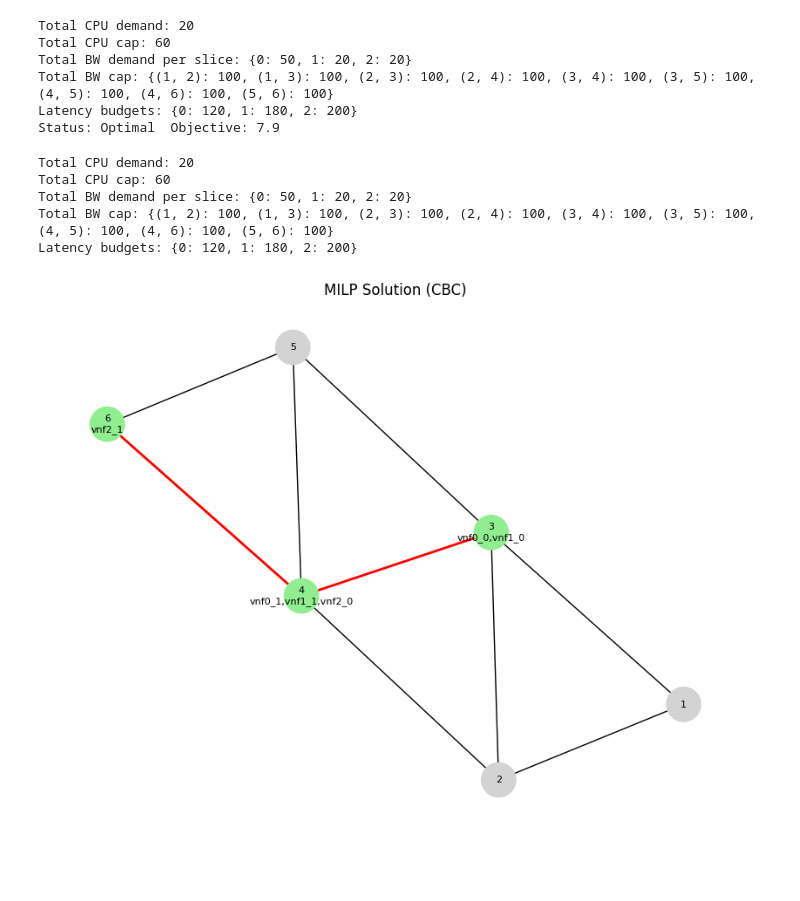
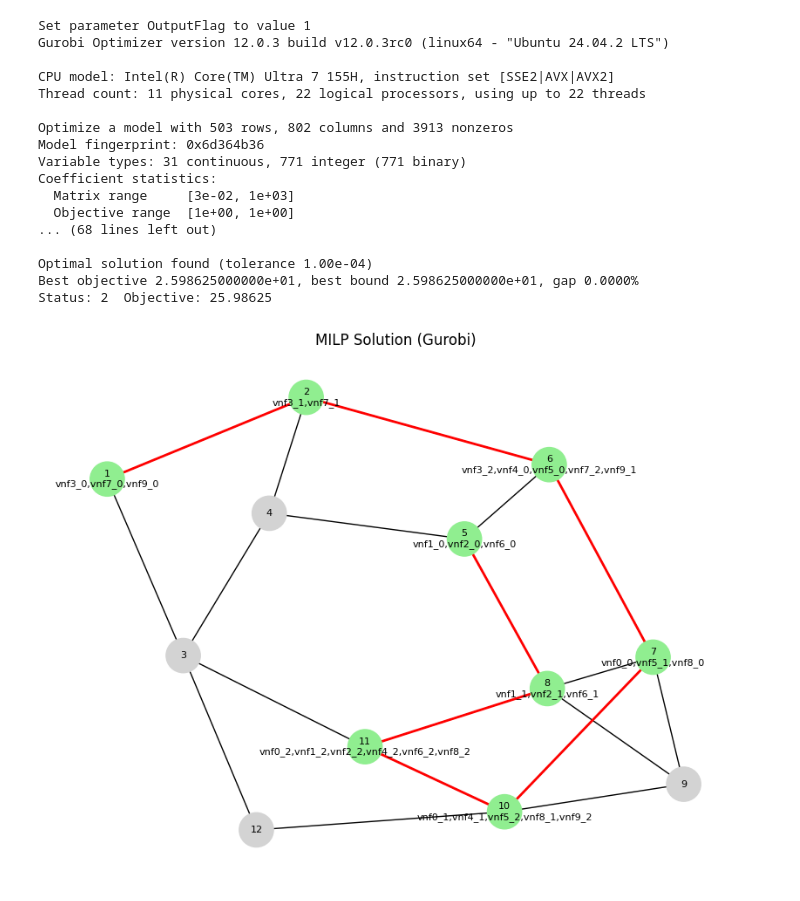
Before and after one commit to ceciliadesousaluzalmeida/5g-slicing-energy-effiiciency, a Jupyter notebook: simulator/milp.ipynb, the cells around one changed output. Drawn from its saved outputs; the diff is of its cells as text; code cells hidden in the pictures; blank space fills up the shorter version.

```diff
--- a/simulator/milp.ipynb
+++ b/simulator/milp.ipynb
@@ -199,41 +217,54 @@ df_bestfit
 # %%
-from milp.solver_pulp import solve_pulp
-from milp.adapter import MILPResultAdapterCBC
+from milp.solver_gurobi import solve_gurobi
+from milp.adapter import MILPResultAdapterGurobi
 
 # monta a instância como antes
 # instance = MILPInstance(G, slices)
 
-res = solve_pulp(instance, msg=False)  # msg=True para ver o log do CBC
+# === Resolve MILP com Gurobi ===
+res = solve_gurobi(instance, msg=True)   # msg=False se quiser ocultar o log
 print("Status:", res.status_str, " Objective:", res.objective)
 
-milp_result = MILPResultAdapterCBC(res, instance)
+# === Adapta para formato compatível com heurísticas ===
+milp_result = MILPResultAdapterGurobi(res, instance)
 
-# integra nas métricas como se fosse mais um método
+# === Integra nas métricas ===
 method_results = {
     "A*": results_astar,
     "ABO": abo_results,
     "FABO": fabo_results,
     "First Fit": ff_results,
     "Best-fit": bestfit_results,
-    "MILP (CBC)": [milp_result],
+    "MILP (Gurobi)": [milp_result],
 }
 
-# agora o teu loop de métricas (compute_energy_*) funciona direto
+# o loop de métricas (compute_energy_*) continua funcionando normalmente
 # %% [output]
-Total CPU demand: 20
-Total CPU cap: 60
-Total BW demand per slice: {0: 50, 1: 20, 2: 20}
-Total BW cap: {(1, 2): 100, (1, 3): 100, (2, 3): 100, (2, 4): 100, (3, 4): 100, (3, 5): 100, (4, 5): 100, (4, 6): 100, (5, 6): 100}
-Latency budgets: {0: 120, 1: 180, 2: 200}
-Status: Optimal  Objective: 7.9
+Set parameter OutputFlag to value 1
+Gurobi Optimizer version 12.0.3 build v12.0.3rc0 (linux64 - "Ubuntu 24.04.2 LTS")
+
+CPU model: Intel(R) Core(TM) Ultra 7 155H, instruction set [SSE2|AVX|AVX2]
+Thread count: 11 physical cores, 22 logical processors, using up to 22 threads
+
+Optimize a model with 503 rows, 802 columns and 3913 nonzeros
+Model fingerprint: 0x6d364b36
+Variable types: 31 continuous, 771 integer (771 binary)
+Coefficient statistics:
+  Matrix range     [3e-02, 1e+03]
+  Objective range  [1e+00, 1e+00]
+... (68 lines left out)
+
+Optimal solution found (tolerance 1.00e-04)
+Best objective 2.598625000000e+01, best bound 2.598625000000e+01, gap 0.0000%
+Status: 2  Objective: 25.98625
 # %%
 # All comments in English
 import matplotlib.pyplot as plt
 import networkx as nx
 
-def plot_solution_pulp(G, res, instance):
+def plot_solution_gurobi(G, res, instance):
     """
-    Visualize MILP solution (PuLP + CBC).
+    Visualize MILP solution (Gurobi).
     - Active nodes in green, inactive in gray
     - Node labels show VNFs placed
     - Active links highlighted in red
@@ -241,26 +272,28 @@ def plot_solution_pulp(G, res, instance):
     pos = nx.spring_layout(G, seed=42)
     vals = res.values
 
-    # Collect VNFs per node
+    # --- Collect VNFs placed on each node ---
     vnfs_per_node = {n: [] for n in instance.N}
     active_nodes = set()
+
     for s in instance.S:
         for i in instance.V_of_s[s]:
             for n in instance.N:
                 if vals.get(("v", i, n), 0.0) > 0.5:
                     vnfs_per_node[n].append(i)
+
     for n in instance.N:
         if vals.get(("z", n), 0.0) > 0.5:
             active_nodes.add(n)
 
-    # Node colors
+    # --- Node colors ---
     node_colors = ["lightgreen" if n in active_nodes else "lightgray" for n in G.nodes()]
 
-    # Draw base graph
+    # --- Draw base graph ---
     plt.figure(figsize=(8, 6))
     nx.draw(G, pos, node_color=node_colors, node_size=800, with_labels=False)
 
-    # Labels = node id + VNFs
+    # --- Node labels: node id + VNFs placed ---
     labels = {}
     for n in G.nodes():
         if vnfs_per_node[n]:
@@ -269,25 +302,21 @@ def plot_solution_pulp(G, res, instance):
             labels[n] = str(n)
     nx.draw_networkx_labels(G, pos, labels, font_size=8)
 
-    # Highlight active links
+    # --- Highlight active links (w[e] = 1) ---
     active_edges = []
     for e in instance.E:
         if vals.get(("w", e), 0.0) > 0.5:
             active_edges.append(e)
     nx.draw_networkx_edges(G, pos, edgelist=active_edges, edge_color="red", width=2)
 
-    plt.title("MILP Solution (CBC)")
+    plt.title("MILP Solution (Gurobi)")
     plt.show()
 # %%
-res = solve_pulp(instance, msg=False)
-plot_solution_pulp(G, res, instance)
+instance = MILPInstance(G, slices)
+res = solve_gurobi(instance, msg=False)
+plot_solution_gurobi(G, res, instance)
 # %% [output]
-Total CPU demand: 20
-Total CPU cap: 60
-Total BW demand per slice: {0: 50, 1: 20, 2: 20}
-Total BW cap: {(1, 2): 100, (1, 3): 100, (2, 3): 100, (2, 4): 100, (3, 4): 100, (3, 5): 100, (4, 5): 100, (4, 6): 100, (5, 6): 100}
-Latency budgets: {0: 120, 1: 180, 2: 200}
-[figure, old version]
+[figure, new version]
 # %%
 def _is_vl_routed(result, slice_idx, src, dst):
     """
```
Also changed, not shown: parts of 18 cells of this notebook, 7 other files.
